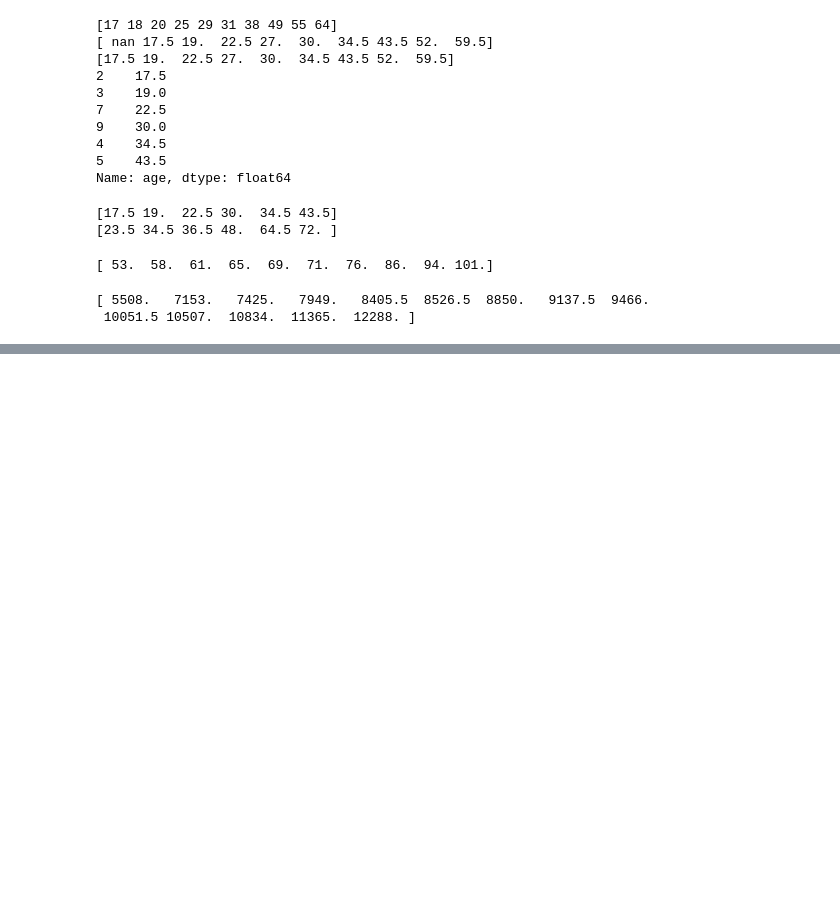
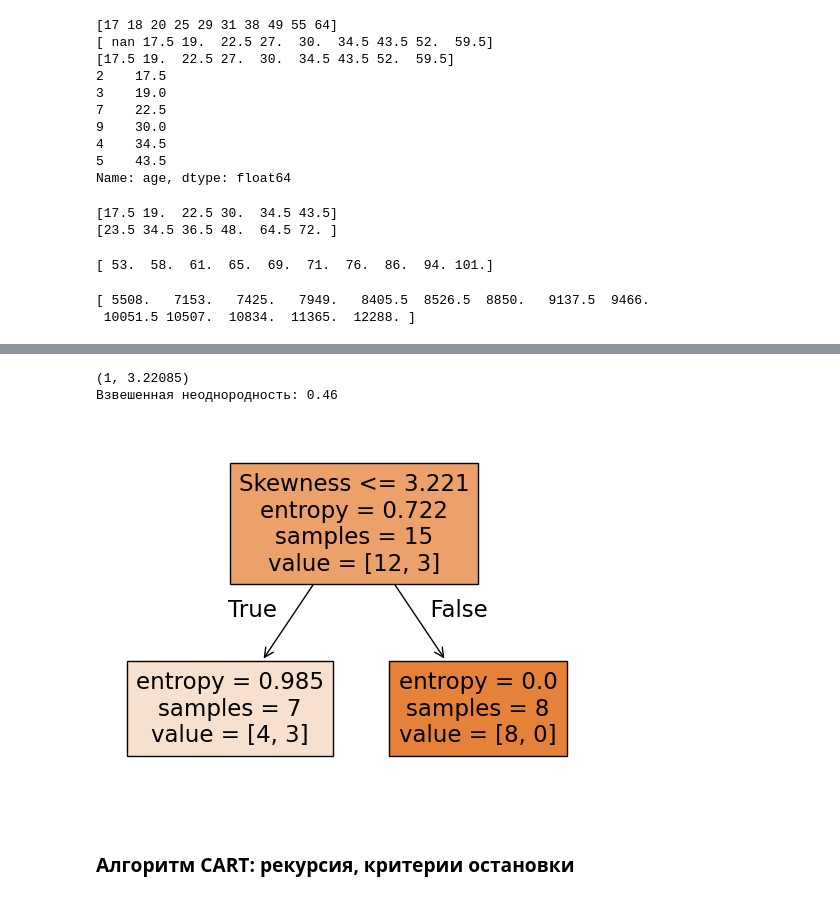
Before and after one commit to Elancinos/SF_DS_COURSE, a Jupyter notebook: Studies/MATH&ML-8/Math&ml-8.ipynb, the cells around one changed output, grey strips where cells are left out. Cells and saved outputs as stored; diff of their text form; code cells hidden in the pictures; blank space fills up the shorter version.

```diff
--- a/Studies/MATH&ML-8/Math&ml-8.ipynb
+++ b/Studies/MATH&ML-8/Math&ml-8.ipynb
@@ -177,0 +310,8 @@ print(find_candidates_for_thresholds(x2, y))
+# %%
+# Для реализации поиска неоднородности при классификации добавим
+# функцию энтропии, остальной алгоритм тот же
+
+def entropy(y):
+    p = y.value_counts(normalize=True)
+    entropy = -np.sum(p * np.log2(p))
+    return entropy
@@ -177,0 +324,39 @@ print(find_candidates_for_thresholds(x2, y))
+# %%
+# Задание 4.5
+
+bill_data = pd.read_csv('data/bill_authentication.zip')
+bill_sample = bill_data[['Variance', 'Skewness', 'Class']].sample(
+    n=15,
+    random_state=42,
+    ignore_index=True
+)
+# Создаём обучающую выборку
+X = bill_sample[['Variance', 'Skewness']]
+y = bill_sample['Class']
+
+optimal_params = best_split(X, y, criterion=entropy)
+print(optimal_params)
+
+#Для проверки
+dt = tree.DecisionTreeClassifier(
+    max_depth=1, #глубина
+    criterion='entropy', #критерий информативности
+    random_state=0 #генератор случайных чисел
+)
+
+dt.fit(X, y)
+# Визуализируем дерево решений в виде графа
+tree.plot_tree(
+    decision_tree=dt, #дерево решений
+    feature_names=list(X.columns), #названия факторов
+    filled=True, #расцветка
+    impurity=True, #отображать ли неоднородность в вершинах
+);
+
+print('Взвешенная неоднородность:', round((7/15)*0.985 + (0.0*8/15), 2))
+# %% [output]
+(1, 3.22085)
+Взвешенная неоднородность: 0.46
+[figure, added]
+# %% [markdown]
+### Алгоритм CART: рекурсия, критерии остановки
```
Also changed, not shown: parts of 37 cells of this notebook, 2 other files.
